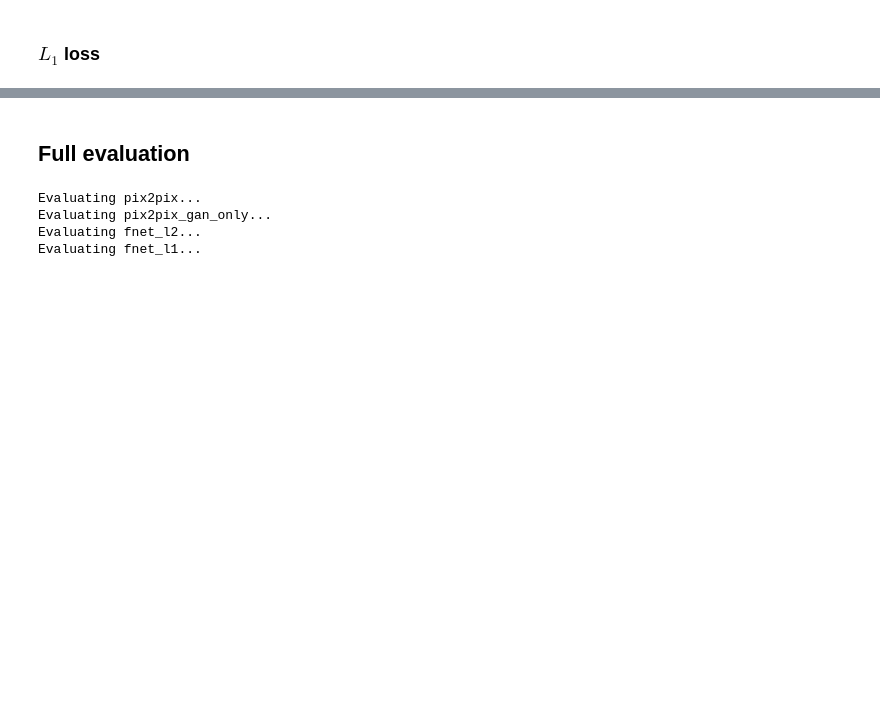
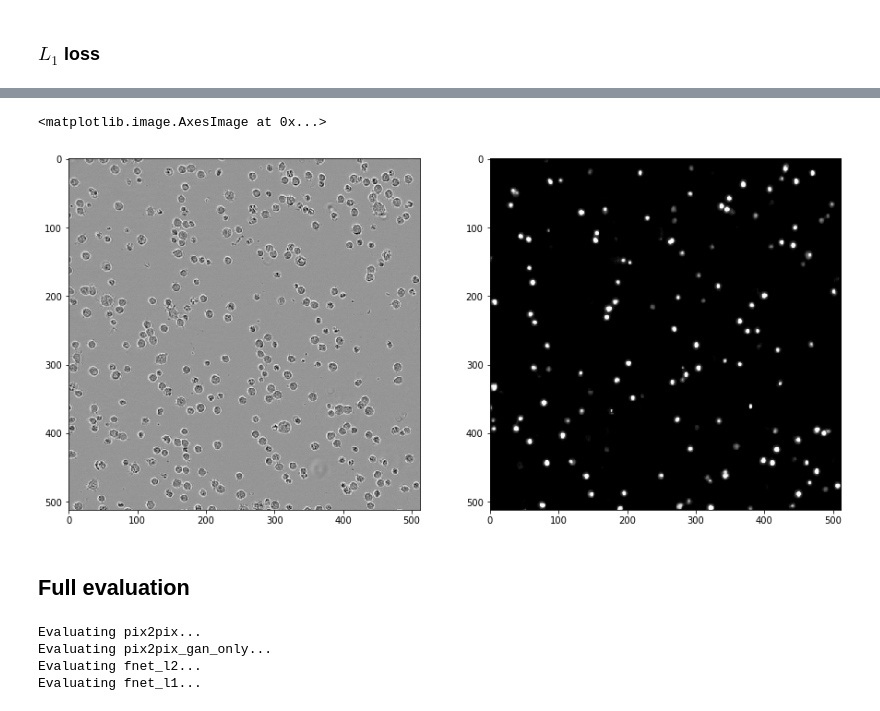
Before and after one commit to jcboyd/detecting-lymphocytes, a Jupyter notebook: pix2pix.ipynb, the cells around one changed output, grey strips where cells are left out. Drawn from its saved outputs; the diff is of its cells as text; code cells hidden in the pictures; blank space fills up the shorter version.

```diff
--- a/pix2pix.ipynb
+++ b/pix2pix.ipynb
@@ -437,3 +444,21 @@ True positives: 9, False positives: 4, False negatives: 11
+# %%
+img_shape = (None, None, c)  # arbitrary input dimensions
+
+pix2pix = fnet(img_shape, 64, 'tanh')
+pix2pix.load_weights('./weights/pix2pix.h5')
+# %%
+crop_size = 512
+
+larger_input = 2 * pc_img[0][None, :crop_size, :crop_size, None] - 1
+pred = pix2pix.predict(larger_input)
+
+fig, axes = plt.subplots(figsize=(15, 10), ncols=2)
+
+axes[0].imshow(larger_input.squeeze(), cmap='Greys_r')
+axes[1].imshow(pred.squeeze(), cmap='Greys_r')
+# %% [output]
+<matplotlib.image.AxesImage at 0x...>
+[figure, added]
 # %% [markdown]
 ## Full evaluation
 # %%
```
Also changed, not shown: parts of 19 cells of this notebook.
